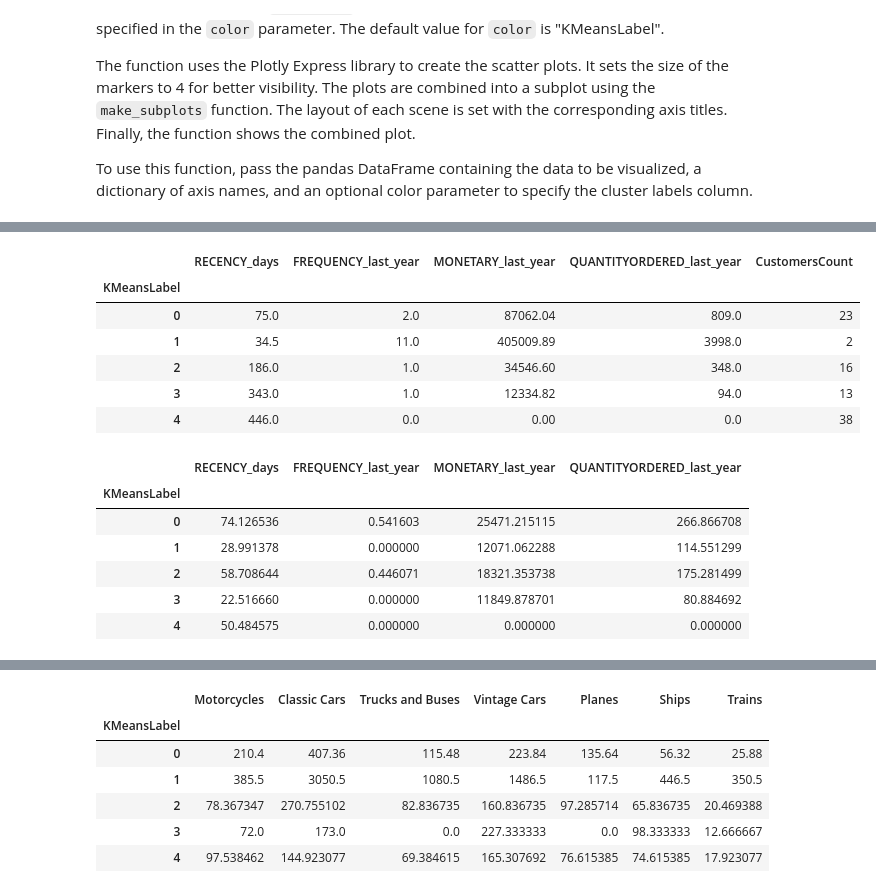
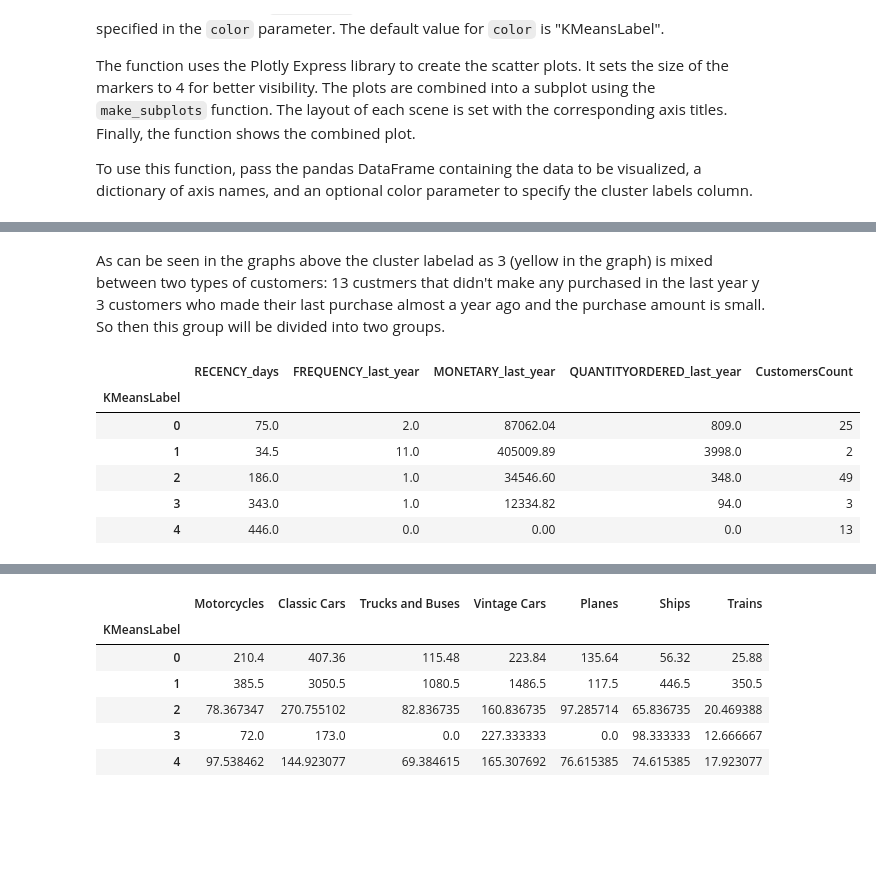
Before and after one commit to cgn00/Customer_Segmentation, a Jupyter notebook: customer_segmentation.ipynb, the cells around one changed output, grey strips where cells are left out. Cells and saved outputs as stored; diff of their text form; code cells hidden in the pictures; blank space fills up the shorter version.

```diff
--- a/customer_segmentation.ipynb
+++ b/customer_segmentation.ipynb
@@ -807,34 +806,36 @@ customer_clusters_summarize
+# %% [markdown]
+As can be seen in the graphs above the cluster labelad as 3 (yellow in the graph) is mixed between two types of customers: 13 custmers that didn't make any purchased in the last year y 3 customers who made their last purchase almost a year ago and the purchase amount is small. So then this group will be divided into two groups.
 # %%
 # Set the cluster label for customers with zero purchases in the last year to 4
 customer_df.loc[customer_df["FREQUENCY_last_year"] == 0, "KMeansLabel"] = 4
 
 # Assign the cluster labels to the RFM DataFrame
 rfm_df["KMeansLabel"] = customer_df["KMeansLabel"]
 
 # Create the axis_names dictionary
 axis_names = dict(x1 = "RECENCY_days",
                   y1 = "FREQUENCY_last_year",
                   z1 = "MONETARY_last_year",
                   x2 = "RECENCY_days",
                   y2 = "QUANTITYORDERED_last_year",
                   z2= "MONETARY_last_year")
 
 # Plot two 3D scatter plots to visualize the relationship between the axes, colored by cluster label
 visualize_clusters(customer_df,axis_names=axis_names, color="KMeansLabel")
 
 # Calculate summary statistics for each cluster
 customer_clusters_summarize = customer_df.groupby("KMeansLabel")[["RECENCY_days", "FREQUENCY_last_year", "MONETARY_last_year", "QUANTITYORDERED_last_year"]].median()
 
 # Add the number of customers in each cluster to the summary DataFrame
-customer_clusters_summarize = customer_clusters_summarize.assign(CustomersCount=np.bincount(kmeans_clustering.labels_))
+customer_clusters_summarize = customer_clusters_summarize.assign(CustomersCount=np.bincount(customer_df["KMeansLabel"]))
 
 # Visualize the summary of each cluster of customers
 customer_clusters_summarize
 # %% [output]
 |  | RECENCY_days | FREQUENCY_last_year | MONETARY_last_year | QUANTITYORDERED_last_year | CustomersCount |
 | KMeansLabel |  |  |  |  |  |
-| 0 | 75.0 | 2.0 | 87062.04 | 809.0 | 23 |
+| 0 | 75.0 | 2.0 | 87062.04 | 809.0 | 25 |
 | 1 | 34.5 | 11.0 | 405009.89 | 3998.0 | 2 |
-| 2 | 186.0 | 1.0 | 34546.60 | 348.0 | 16 |
-| 3 | 343.0 | 1.0 | 12334.82 | 94.0 | 13 |
-| 4 | 446.0 | 0.0 | 0.00 | 0.0 | 38 |
+| 2 | 186.0 | 1.0 | 34546.60 | 348.0 | 49 |
+| 3 | 343.0 | 1.0 | 12334.82 | 94.0 | 3 |
+| 4 | 446.0 | 0.0 | 0.00 | 0.0 | 13 |
@@ -853,10 +841,0 @@ fig.show()
-# %%
-customer_df.groupby("KMeansLabel")[["RECENCY_days", "FREQUENCY_last_year", "MONETARY_last_year", "QUANTITYORDERED_last_year"]].std()
-# %% [output]
-|  | RECENCY_days | FREQUENCY_last_year | MONETARY_last_year | QUANTITYORDERED_last_year |
-| KMeansLabel |  |  |  |  |
-| 0 | 74.126536 | 0.541603 | 25471.215115 | 266.866708 |
-| 1 | 28.991378 | 0.000000 | 12071.062288 | 114.551299 |
-| 2 | 58.708644 | 0.446071 | 18321.353738 | 175.281499 |
-| 3 | 22.516660 | 0.000000 | 11849.878701 | 80.884692 |
-| 4 | 50.484575 | 0.000000 | 0.000000 | 0.000000 |
```
Also changed, not shown: parts of 7 cells of this notebook.
